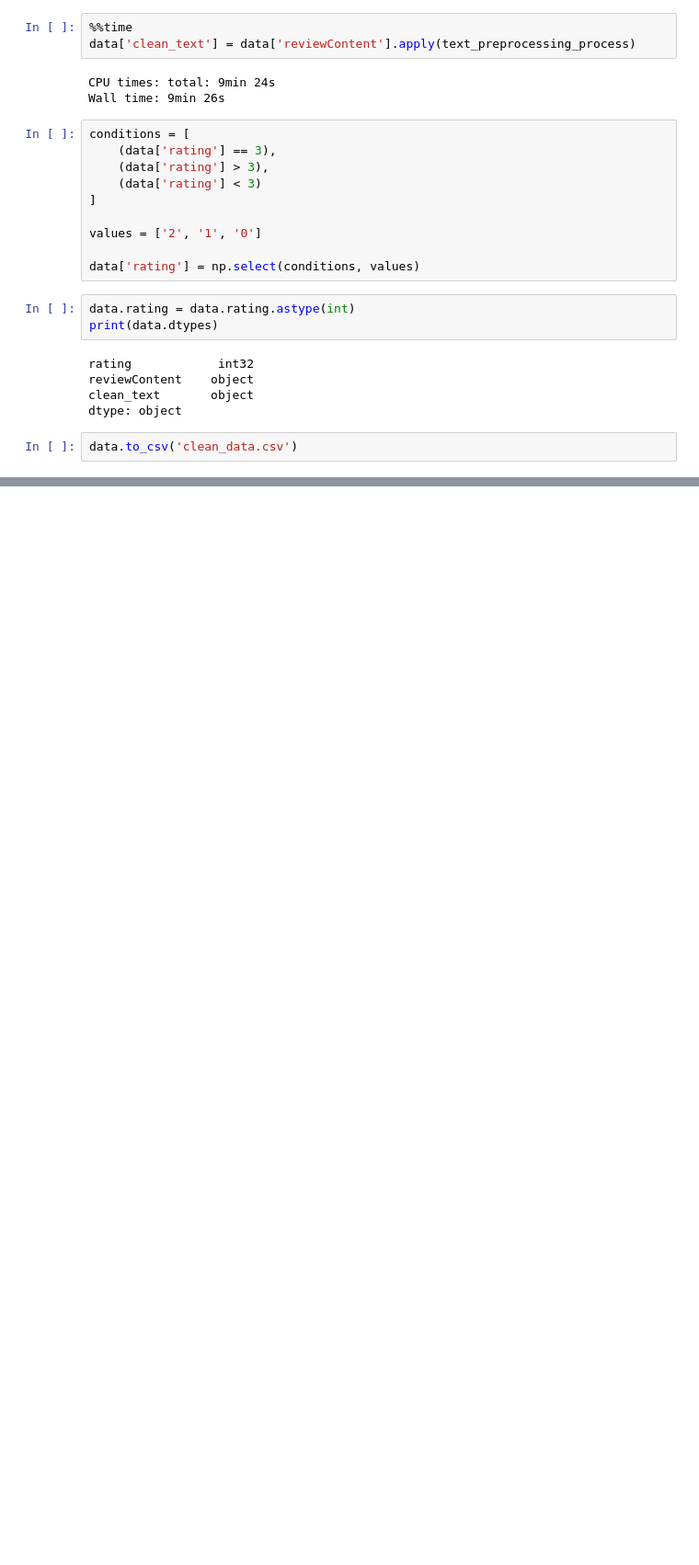
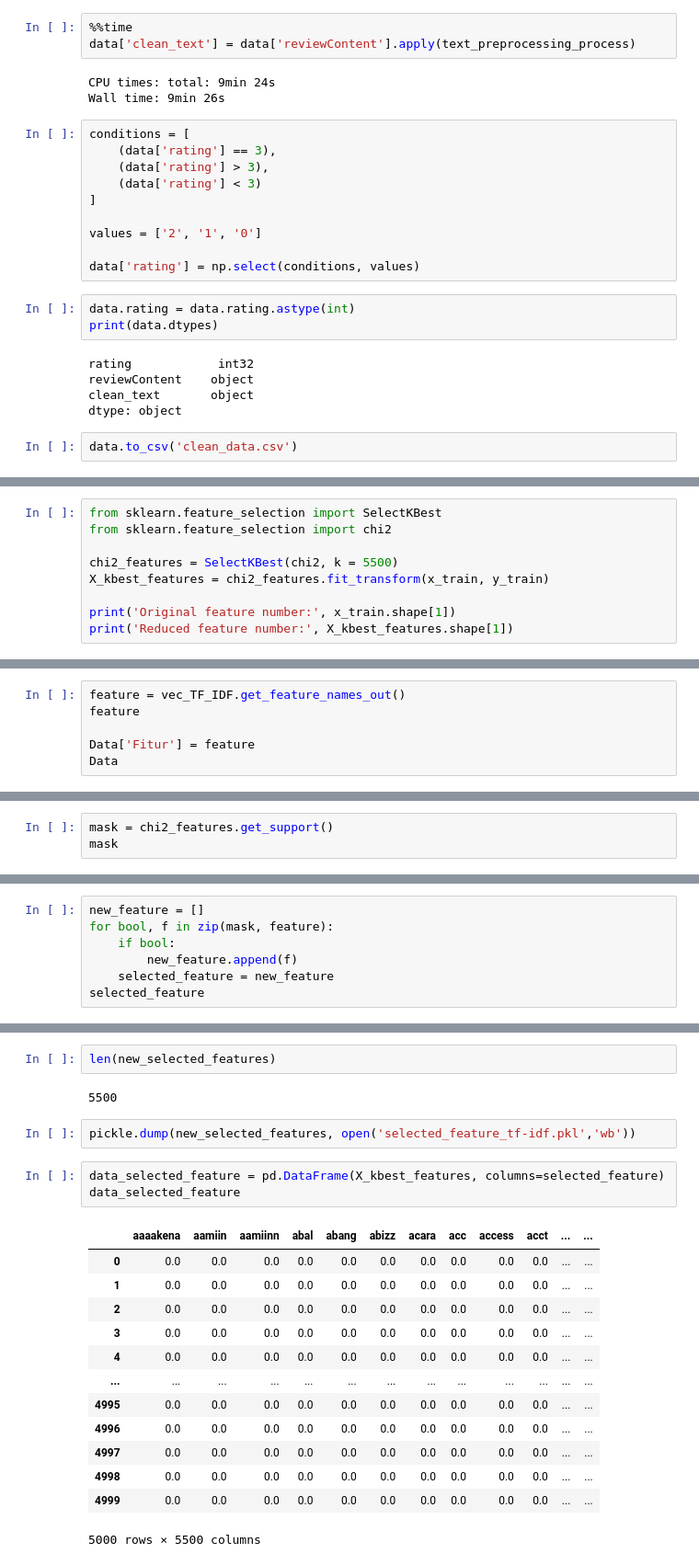
Before and after one commit to habibsatya/nlp-excercise, a Jupyter notebook: nlp.ipynb, the cells around one changed output, grey strips where cells are left out. Shown at 92% size. Saved outputs shown, nothing was run; the diff lists cells and outputs as text; blank space fills up the shorter version.

```diff
--- a/nlp.ipynb
+++ b/nlp.ipynb
@@ -286,0 +367,9 @@ data.to_csv('clean_data.csv')
+# %%
+from sklearn.feature_selection import SelectKBest
+from sklearn.feature_selection import chi2
+
+chi2_features = SelectKBest(chi2, k = 5500)
+X_kbest_features = chi2_features.fit_transform(x_train, y_train)
+
+print('Original feature number:', x_train.shape[1])
+print('Reduced feature number:', X_kbest_features.shape[1])
@@ -286,0 +396,6 @@ data.to_csv('clean_data.csv')
+# %%
+feature = vec_TF_IDF.get_feature_names_out()
+feature
+
+Data['Fitur'] = feature
+Data
@@ -286,0 +432,3 @@ data.to_csv('clean_data.csv')
+# %%
+mask = chi2_features.get_support()
+mask
@@ -286,0 +437,7 @@ data.to_csv('clean_data.csv')
+# %%
+new_feature = []
+for bool, f in zip(mask, feature):
+    if bool:
+        new_feature.append(f)
+    selected_feature = new_feature
+selected_feature
@@ -286,0 +487,23 @@ data.to_csv('clean_data.csv')
+# %%
+len(new_selected_features)
+# %% [output]
+5500
+# %%
+pickle.dump(new_selected_features, open('selected_feature_tf-idf.pkl','wb'))
+# %%
+data_selected_feature = pd.DataFrame(X_kbest_features, columns=selected_feature)
+data_selected_feature
+# %% [output]
+|  | aaaakena | aamiin | aamiinn | abal | abang | abizz | acara | acc | access | acct | ... | ... |
+| 0 | 0.0 | 0.0 | 0.0 | 0.0 | 0.0 | 0.0 | 0.0 | 0.0 | 0.0 | 0.0 | ... | ... |
+| 1 | 0.0 | 0.0 | 0.0 | 0.0 | 0.0 | 0.0 | 0.0 | 0.0 | 0.0 | 0.0 | ... | ... |
+| 2 | 0.0 | 0.0 | 0.0 | 0.0 | 0.0 | 0.0 | 0.0 | 0.0 | 0.0 | 0.0 | ... | ... |
+| 3 | 0.0 | 0.0 | 0.0 | 0.0 | 0.0 | 0.0 | 0.0 | 0.0 | 0.0 | 0.0 | ... | ... |
+| 4 | 0.0 | 0.0 | 0.0 | 0.0 | 0.0 | 0.0 | 0.0 | 0.0 | 0.0 | 0.0 | ... | ... |
+| ... | ... | ... | ... | ... | ... | ... | ... | ... | ... | ... | ... | ... |
+| 4995 | 0.0 | 0.0 | 0.0 | 0.0 | 0.0 | 0.0 | 0.0 | 0.0 | 0.0 | 0.0 | ... | ... |
+| 4996 | 0.0 | 0.0 | 0.0 | 0.0 | 0.0 | 0.0 | 0.0 | 0.0 | 0.0 | 0.0 | ... | ... |
+| 4997 | 0.0 | 0.0 | 0.0 | 0.0 | 0.0 | 0.0 | 0.0 | 0.0 | 0.0 | 0.0 | ... | ... |
+| 4998 | 0.0 | 0.0 | 0.0 | 0.0 | 0.0 | 0.0 | 0.0 | 0.0 | 0.0 | 0.0 | ... | ... |
+| 4999 | 0.0 | 0.0 | 0.0 | 0.0 | 0.0 | 0.0 | 0.0 | 0.0 | 0.0 | 0.0 | ... | ... |
+5000 rows × 5500 columns
```
Also changed, not shown: parts of 17 cells of this notebook, 2 other files.
